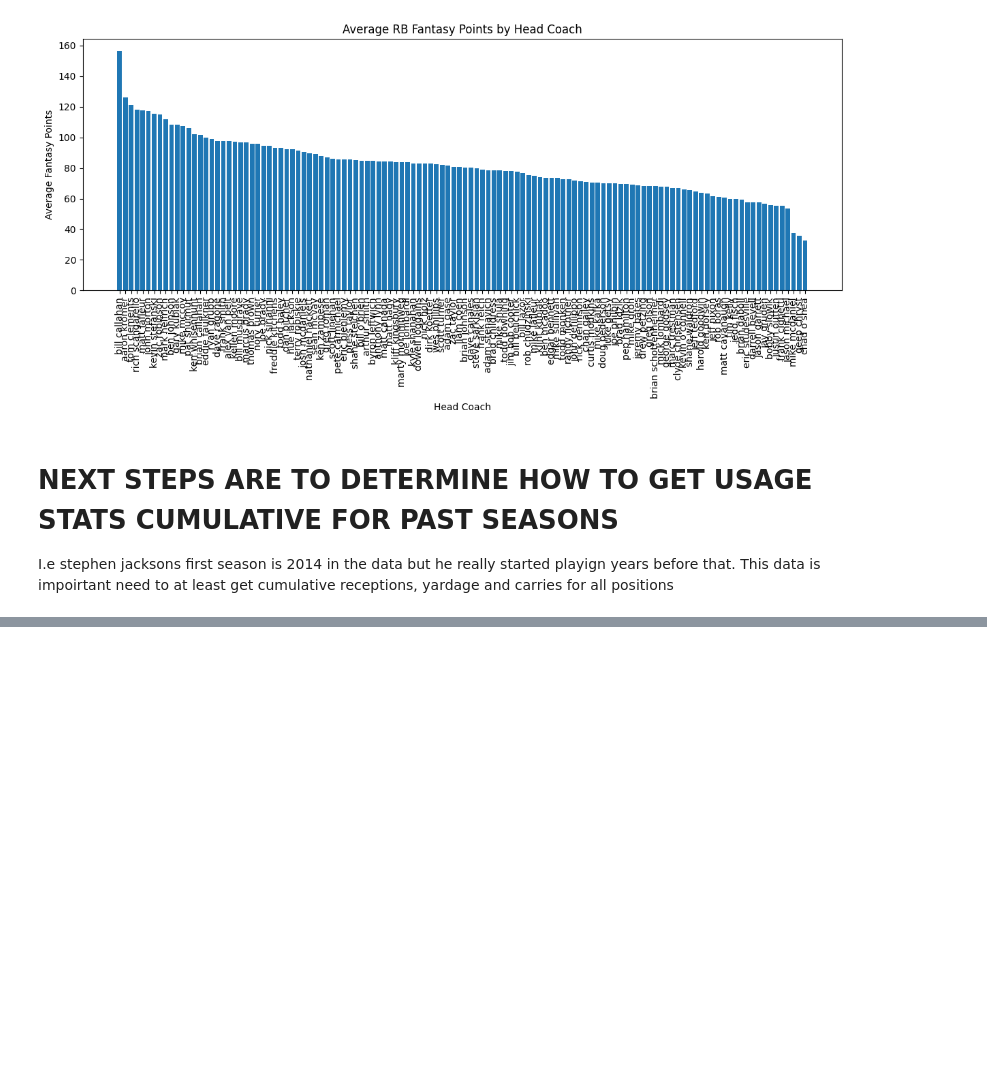
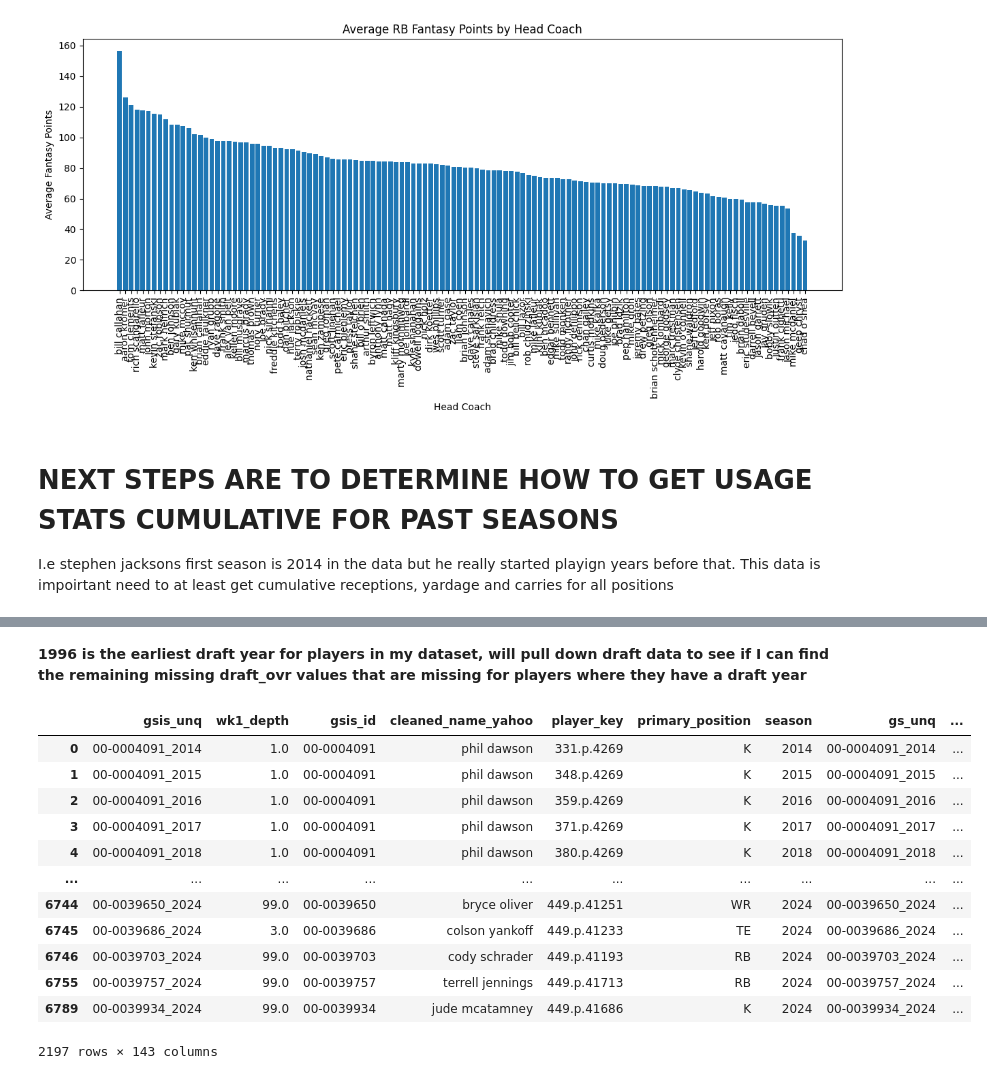
Before and after one commit to nicriv831/Fantasy-Football-Machine, a Jupyter notebook: EDA.ipynb, the cells around one changed output, grey strips where cells are left out. Saved outputs shown, nothing was run; the diff lists cells and outputs as text; code cells hidden in the pictures; blank space fills up the shorter version.

```diff
--- a/EDA.ipynb
+++ b/EDA.ipynb
@@ -115,0 +264,18 @@ I.e stephen jacksons first season is 2014 in the data but he really started play
+# %% [markdown]
+**1996 is the earliest draft year for players in my dataset, will pull down draft data to see if I can find the remaining missing draft_ovr values that are missing for players where they have a draft year**
+# %%
+stats[(stats['draft_ovr'].isna()) & (stats['draft_year'].notna())]
+# %% [output]
+|  | gsis_unq | wk1_depth | gsis_id | cleaned_name_yahoo | player_key | primary_position | season | gs_unq | ... |
+| 0 | 00-0004091_2014 | 1.0 | 00-0004091 | phil dawson | 331.p.4269 | K | 2014 | 00-0004091_2014 | ... |
+| 1 | 00-0004091_2015 | 1.0 | 00-0004091 | phil dawson | 348.p.4269 | K | 2015 | 00-0004091_2015 | ... |
+| 2 | 00-0004091_2016 | 1.0 | 00-0004091 | phil dawson | 359.p.4269 | K | 2016 | 00-0004091_2016 | ... |
+| 3 | 00-0004091_2017 | 1.0 | 00-0004091 | phil dawson | 371.p.4269 | K | 2017 | 00-0004091_2017 | ... |
+| 4 | 00-0004091_2018 | 1.0 | 00-0004091 | phil dawson | 380.p.4269 | K | 2018 | 00-0004091_2018 | ... |
+| ... | ... | ... | ... | ... | ... | ... | ... | ... | ... |
+| 6744 | 00-0039650_2024 | 99.0 | 00-0039650 | bryce oliver | 449.p.41251 | WR | 2024 | 00-0039650_2024 | ... |
+| 6745 | 00-0039686_2024 | 3.0 | 00-0039686 | colson yankoff | 449.p.41233 | TE | 2024 | 00-0039686_2024 | ... |
+| 6746 | 00-0039703_2024 | 99.0 | 00-0039703 | cody schrader | 449.p.41193 | RB | 2024 | 00-0039703_2024 | ... |
+| 6755 | 00-0039757_2024 | 99.0 | 00-0039757 | terrell jennings | 449.p.41713 | RB | 2024 | 00-0039757_2024 | ... |
+| 6789 | 00-0039934_2024 | 99.0 | 00-0039934 | jude mcatamney | 449.p.41686 | K | 2024 | 00-0039934_2024 | ... |
+2197 rows × 143 columns
```
Also changed, not shown: parts of 35 cells of this notebook, 3 other files.
